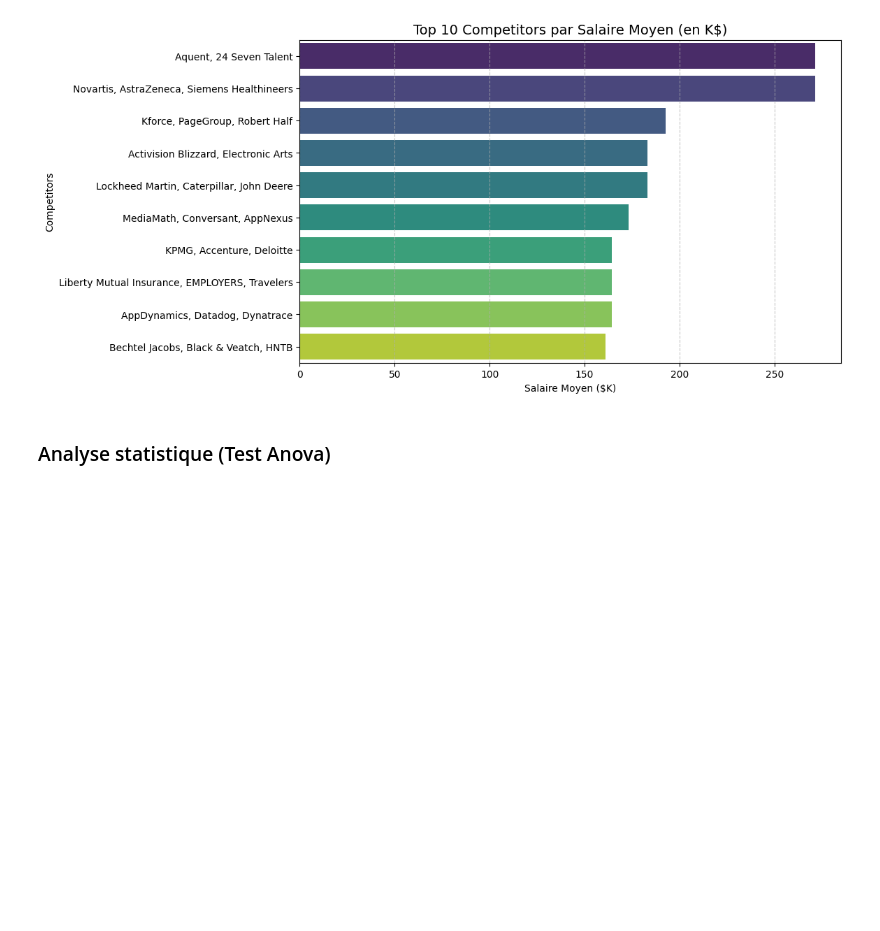
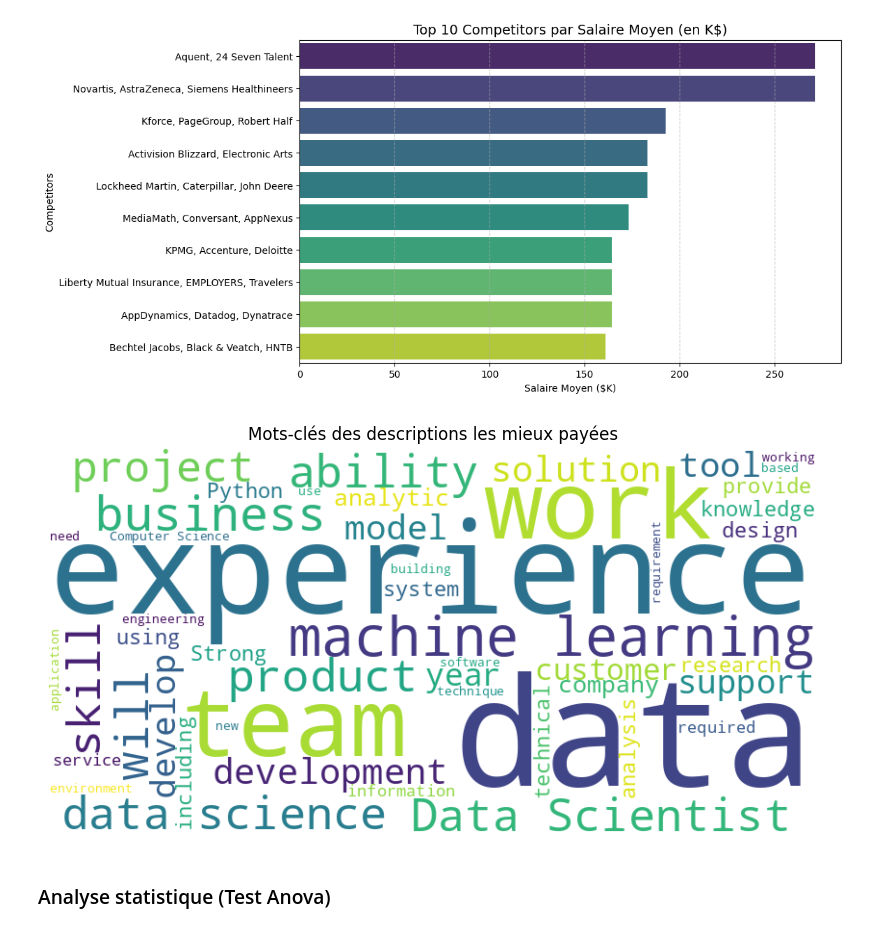
Before and after one commit to khadija199904/HR-Pulse-Backend, a Jupyter notebook: notebooks/eda.ipynb, the cells around one changed output. Cells and saved outputs as stored; diff of their text form; code cells hidden in the pictures; blank space fills up the shorter version.

```diff
--- a/notebooks/eda.ipynb
+++ b/notebooks/eda.ipynb
@@ -164,6 +164,21 @@ plot_top_salaries(df, cols_to_analyze)
 [figure]
 [figure]
 [figure]
+# %%
+import matplotlib.pyplot as plt
+from wordcloud import WordCloud
+
+high_salary_text = " ".join(df[df['avg_salary'] > df['avg_salary'].quantile(0.75)]['Job Description'])
+
+wordcloud = WordCloud(width=800, height=400, background_color='white', max_words=50).generate(high_salary_text)
+
+plt.figure(figsize=(10, 5))
+plt.imshow(wordcloud, interpolation='bilinear')
+plt.axis("off")
+plt.title("Mots-clés des descriptions les mieux payées")
+plt.show()
+# %% [output]
+[figure, added]
 # %% [markdown]
 ### Analyse statistique (Test Anova)
 # %%
```
Also changed, not shown: parts of 13 cells of this notebook.
